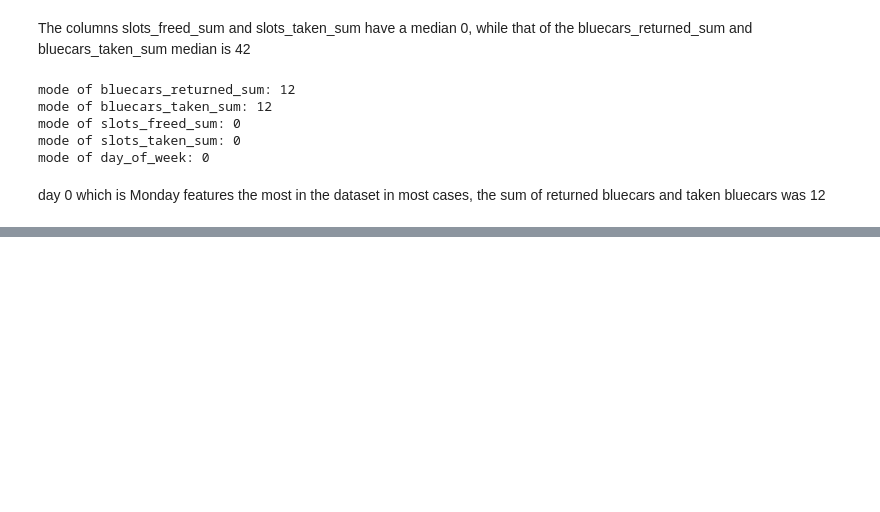
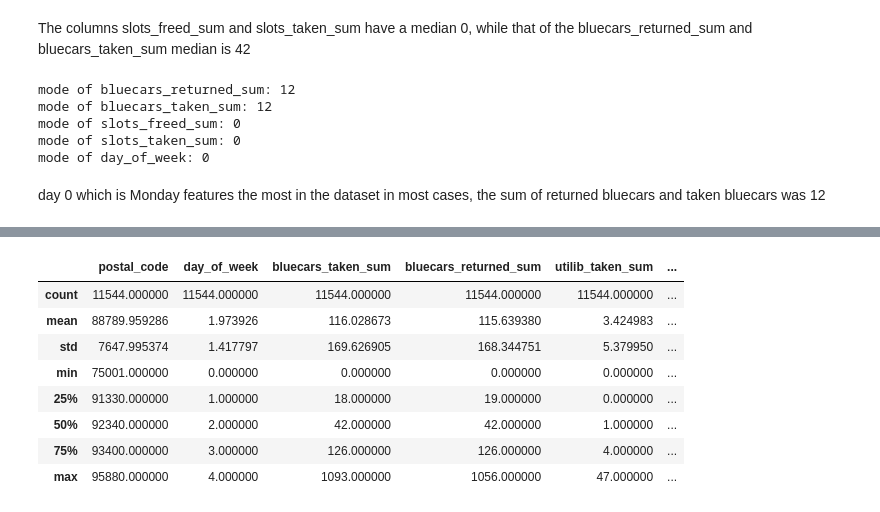
Before and after one commit to gakurujnr/Autolib-electric-car-sharing-service-company, a Jupyter notebook: Moringa_Data_Science_Core_W3_Independent_Project_2019_08_Peter_Gakuru_Python_Notebook.ipynb, the cells around one changed output, grey strips where cells are left out. Saved outputs shown, nothing was run; the diff lists cells and outputs as text; code cells hidden in the pictures; blank space fills up the shorter version.

```diff
--- a/Moringa_Data_Science_Core_W3_Independent_Project_2019_08_Peter_Gakuru_Python_Notebook.ipynb
+++ b/Moringa_Data_Science_Core_W3_Independent_Project_2019_08_Peter_Gakuru_Python_Notebook.ipynb
@@ -442,0 +590,13 @@ in most cases, the sum of returned bluecars and taken bluecars was 12
+# %%
+##
+bl.describe()
+# %% [output]
+|  | postal_code | day_of_week | bluecars_taken_sum | bluecars_returned_sum | utilib_taken_sum | ... |
+| count | 11544.000000 | 11544.000000 | 11544.000000 | 11544.000000 | 11544.000000 | ... |
+| mean | 88789.959286 | 1.973926 | 116.028673 | 115.639380 | 3.424983 | ... |
+| std | 7647.995374 | 1.417797 | 169.626905 | 168.344751 | 5.379950 | ... |
+| min | 75001.000000 | 0.000000 | 0.000000 | 0.000000 | 0.000000 | ... |
+| 25% | 91330.000000 | 1.000000 | 18.000000 | 19.000000 | 0.000000 | ... |
+| 50% | 92340.000000 | 2.000000 | 42.000000 | 42.000000 | 1.000000 | ... |
+| 75% | 93400.000000 | 3.000000 | 126.000000 | 126.000000 | 4.000000 | ... |
+| max | 95880.000000 | 4.000000 | 1093.000000 | 1056.000000 | 47.000000 | ... |
```
Also changed, not shown: parts of 11 cells of this notebook.
